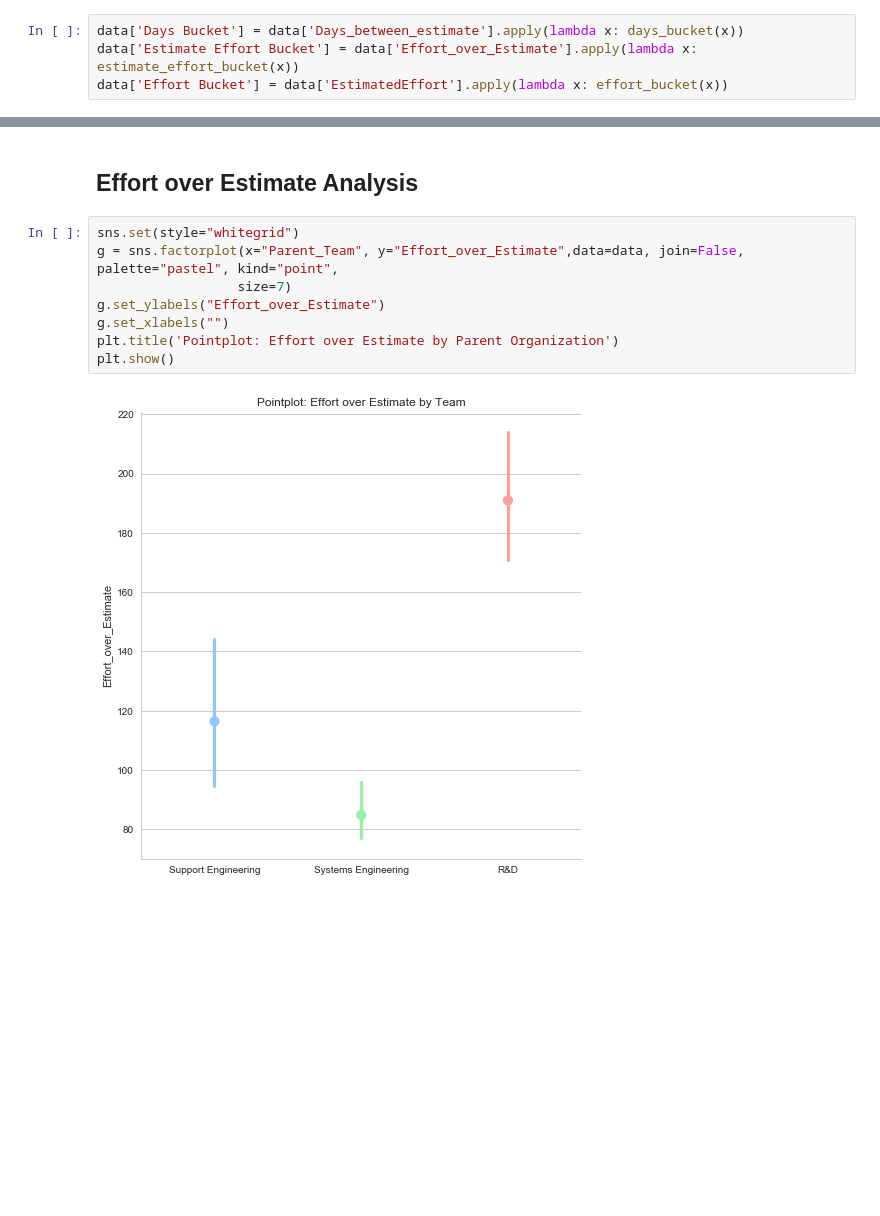
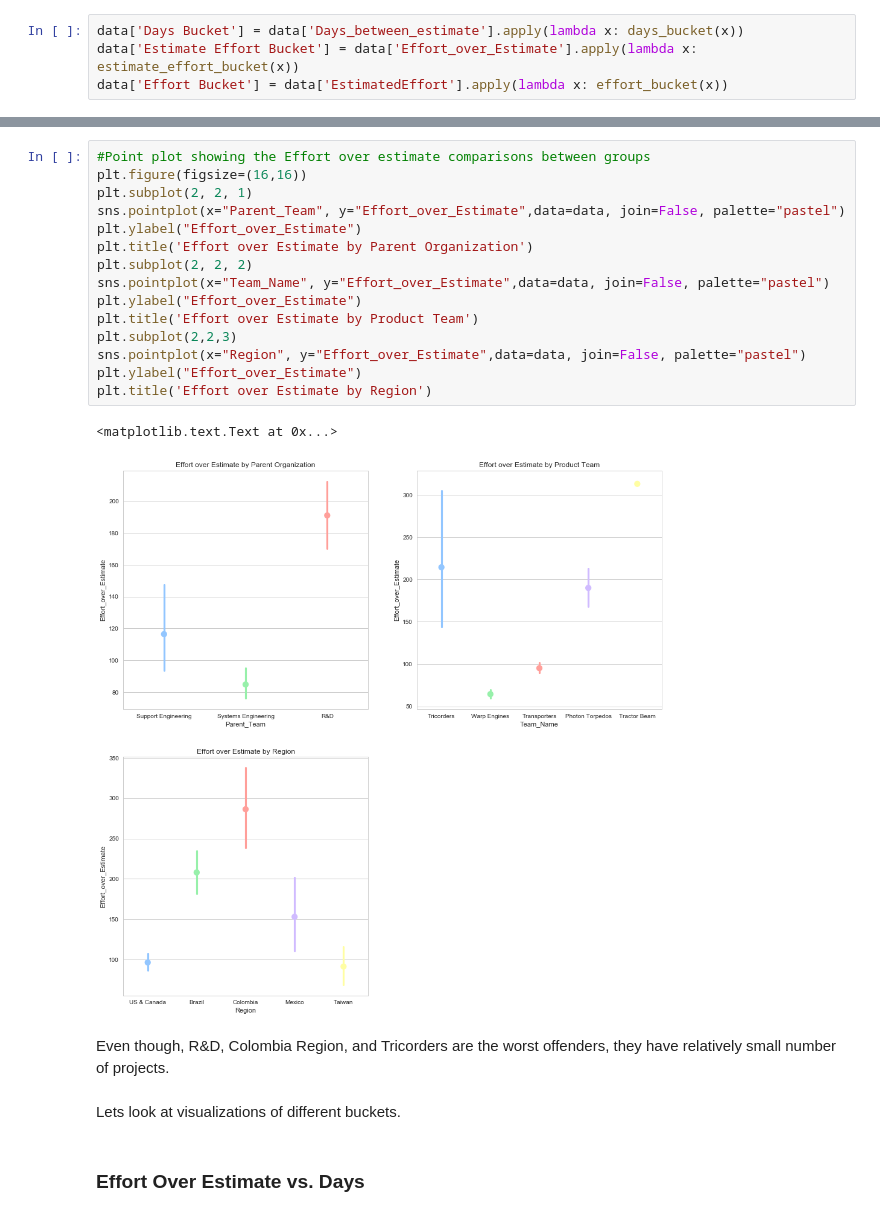
Before and after one commit to madderle/Data-Science-Bootcamp, a Jupyter notebook: Unit 1/Capstone/Project Estimate Improvements.ipynb, the cells around one changed output, grey strips where cells are left out. Cells and saved outputs as stored; diff of their text form; blank space fills up the shorter version.

```diff
--- a/Unit 1/Capstone/Project Estimate Improvements.ipynb
+++ b/Unit 1/Capstone/Project Estimate Improvements.ipynb
@@ -103,12 +133,24 @@ data['Effort Bucket'] = data['EstimatedEffort'].apply(lambda x: effort_bucket(x)
+# %%
+#Point plot showing the Effort over estimate comparisons between groups
+plt.figure(figsize=(16,16))
+plt.subplot(2, 2, 1)
+sns.pointplot(x="Parent_Team", y="Effort_over_Estimate",data=data, join=False, palette="pastel")
+plt.ylabel("Effort_over_Estimate")
+plt.title('Effort over Estimate by Parent Organization')
+plt.subplot(2, 2, 2)
+sns.pointplot(x="Team_Name", y="Effort_over_Estimate",data=data, join=False, palette="pastel")
+plt.ylabel("Effort_over_Estimate")
+plt.title('Effort over Estimate by Product Team')
+plt.subplot(2,2,3)
+sns.pointplot(x="Region", y="Effort_over_Estimate",data=data, join=False, palette="pastel")
+plt.ylabel("Effort_over_Estimate")
+plt.title('Effort over Estimate by Region')
+# %% [output]
+<matplotlib.text.Text at 0x...>
+[figure, added]
+# %% [markdown]
+Even though, R&D, Colombia Region, and Tricorders are the worst offenders, they have relatively small number of projects.
+# %% [markdown]
+Lets look at visualizations of different buckets.
 # %% [markdown]
-## Effort over Estimate Analysis
+### Effort Over Estimate vs. Days
-# %%
-sns.set(style="whitegrid")
-g = sns.factorplot(x="Parent_Team", y="Effort_over_Estimate",data=data, join=False, palette="pastel", kind="point",
-                  size=7)
-g.set_ylabels("Effort_over_Estimate")
-g.set_xlabels("")
-plt.title('Pointplot: Effort over Estimate by Parent Organization')
-plt.show()
-# %% [output]
-[figure, removed]
```
Also changed, not shown: parts of 16 cells of this notebook.
